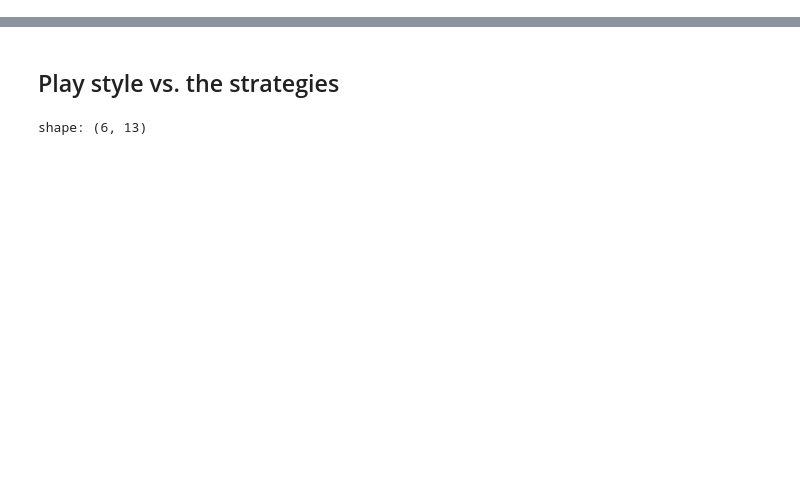
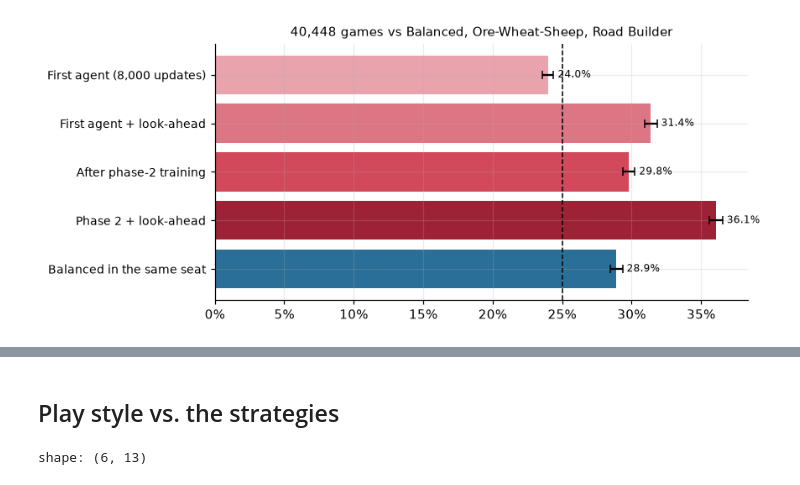
Before and after one commit to HugoSimonet/catan-bot-lab, a Jupyter notebook: notebooks/04_what_the_ai_learned.ipynb, the cells around one changed output, grey strips where cells are left out. Drawn from its saved outputs; the diff is of its cells as text; code cells hidden in the pictures; blank space fills up the shorter version.

```diff
--- a/notebooks/04_what_the_ai_learned.ipynb
+++ b/notebooks/04_what_the_ai_learned.ipynb
@@ -29,0 +35,17 @@ The agent in one seat and three tuned strategy bots in the others, all seats rot
+# %%
+imp = json.loads((RESULTS / 'improvements.json').read_text())
+STEP_COLORS = {'phase1': '#e8a3ad', 'phase1_lookahead': '#dd7684', 'phase2': '#d1495b', 'phase2_lookahead': '#9e2235'}
+base = imp['baseline']
+steps = imp['steps'] + [{**base, 'key': base['bot'], 'label': f"{LABELS[base['bot']]} in the same seat"}]
+fig, ax = plt.subplots(figsize=(8, 0.5 * len(steps) + 1))
+y = np.arange(len(steps))[::-1]
+ax.barh(y, [s['win_rate'] for s in steps], color=[STEP_COLORS.get(s['key'], COLORS.get(s['key'])) for s in steps],
+        xerr=[[s['win_rate'] - s['ci_low'] for s in steps], [s['ci_high'] - s['win_rate'] for s in steps]], capsize=3)
+for yi, s in zip(y, steps):
+    ax.text(s['ci_high'] + 0.003, yi, f"{s['win_rate']:.1%}", va='center', fontsize=8)
+ax.set_yticks(y, [s['label'] for s in steps], fontsize=9)
+ax.axvline(0.25, color='k', ls='--', lw=1); ax.xaxis.set_major_formatter(lambda v, _: f'{v:.0%}')
+ax.set_title(f"{imp['steps'][0]['games']:,} games vs {', '.join(LABELS[t] for t in imp['table'])}", fontsize=10)
+plt.tight_layout(); plt.show()
+# %% [output]
+[figure, added]
```
Also changed, not shown: parts of 13 cells of this notebook, 32 other files.
